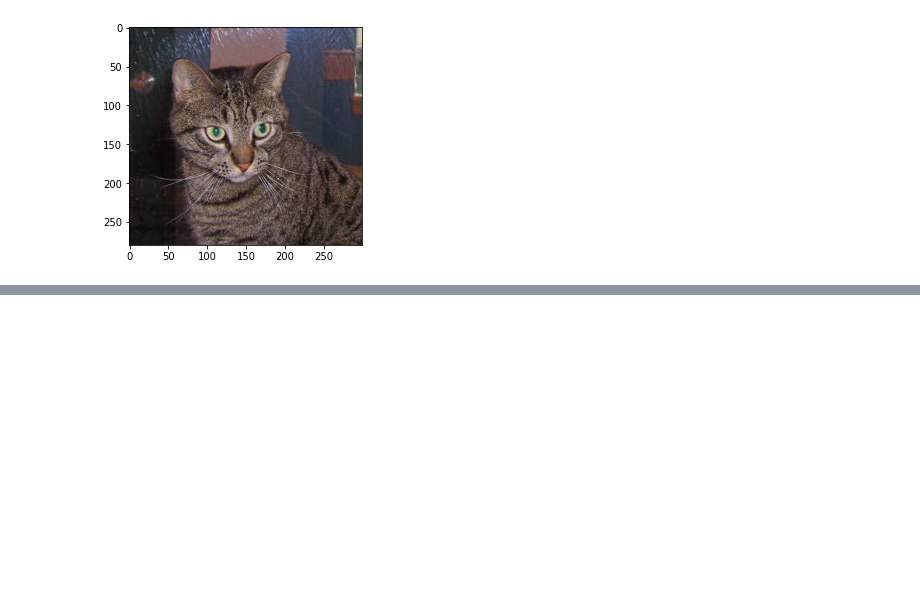
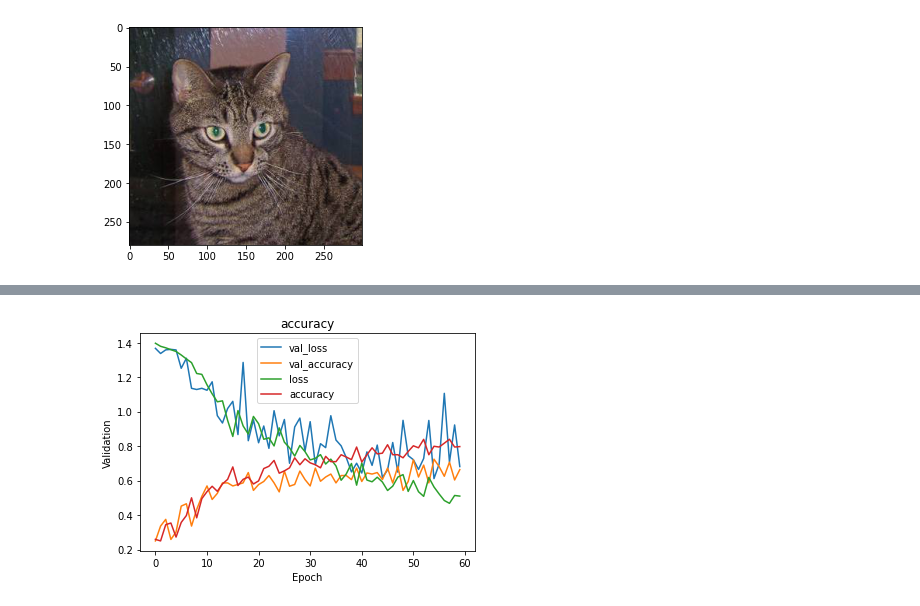
Before and after one commit to JayantGoel001/Deep-Learning, a Jupyter notebook: CNN_Cats_Dogs_Humans_Horses.ipynb, the cells around one changed output, grey strips where cells are left out. Drawn from its saved outputs; the diff is of its cells as text; code cells hidden in the pictures; blank space fills up the shorter version.

```diff
--- a/CNN_Cats_Dogs_Humans_Horses.ipynb
+++ b/CNN_Cats_Dogs_Humans_Horses.ipynb
@@ -117,5 +149,7 @@ model.compile(optimizer =adam ,metrics=["accuracy"],loss='categorical_crossentro
 # %%
 from keras.preprocessing.image import ImageDataGenerator
 training_gen = ImageDataGenerator(rescale = 1.0/255)
+val_gen = ImageDataGenerator(rescale=1.0/255)
 train_generator = training_gen.flow_from_directory("Images/",target_size=(150,150),batch_size=32,class_mode="categorical")
+val_generator = val_gen.flow_from_directory("val_images/",target_size=(150,150),batch_size=32,class_mode="categorical")
 # %% [output]
@@ -123,5 +158,5 @@ Found 808 images belonging to 4 classes.
 # %%
 X,y = train_generator.next()
 # %%
-history = model.fit_generator(train_generator,epochs=40,steps_per_epoch=7)
+history = model.fit_generator(train_generator,epochs=60,steps_per_epoch=7,validation_data=val_generator,validation_steps=4)
 # %% [output]
@@ -144,0 +180,10 @@ Epoch 40/40
+# %%
+for key,values in (history.history).items():
+    plt.plot(values,label = key)
+    plt.xlabel("Epoch")
+    plt.ylabel("Validation")
+    plt.legend()
+    plt.title(key)
+    #plt.show()
+# %% [output]
+[figure, added]
```
Also changed, not shown: parts of 9 cells of this notebook.
